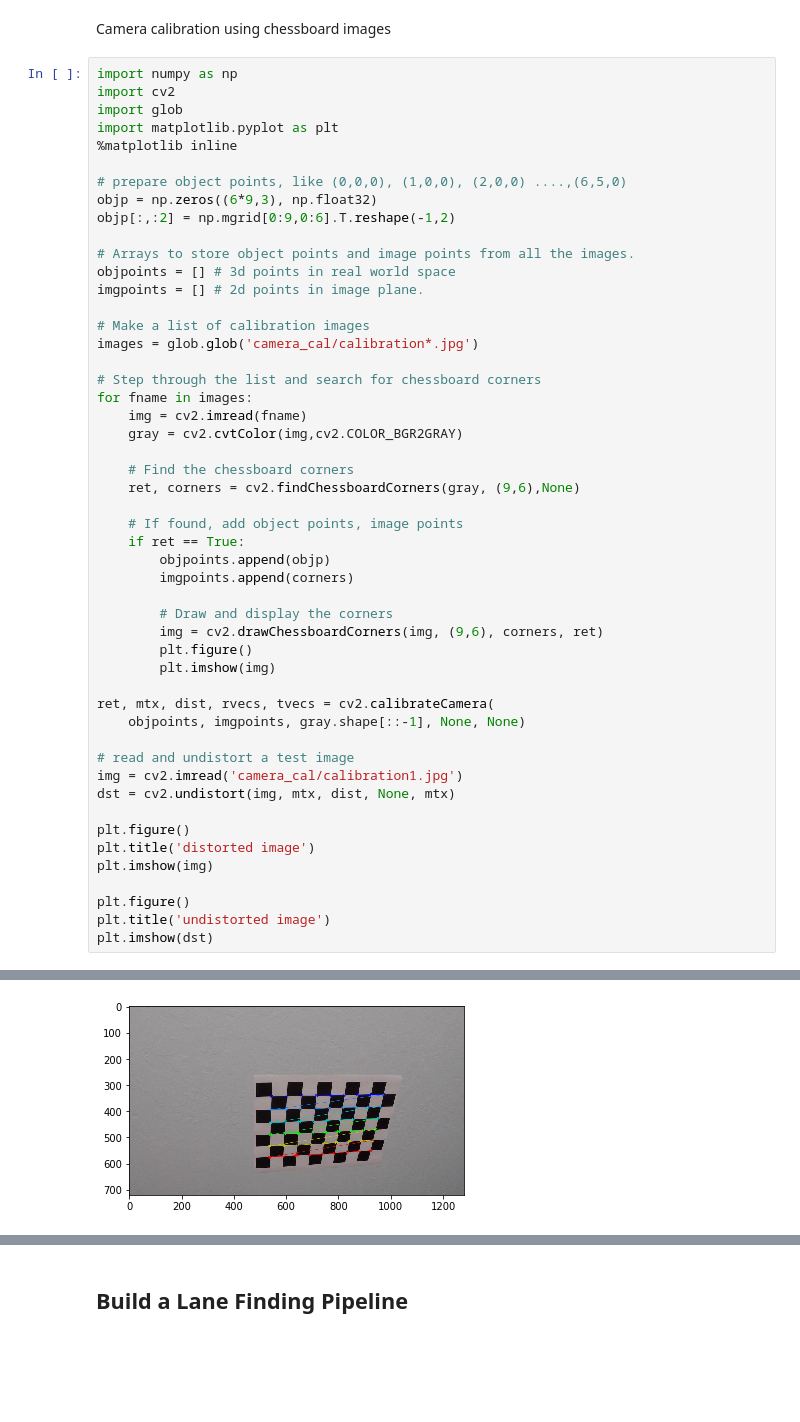
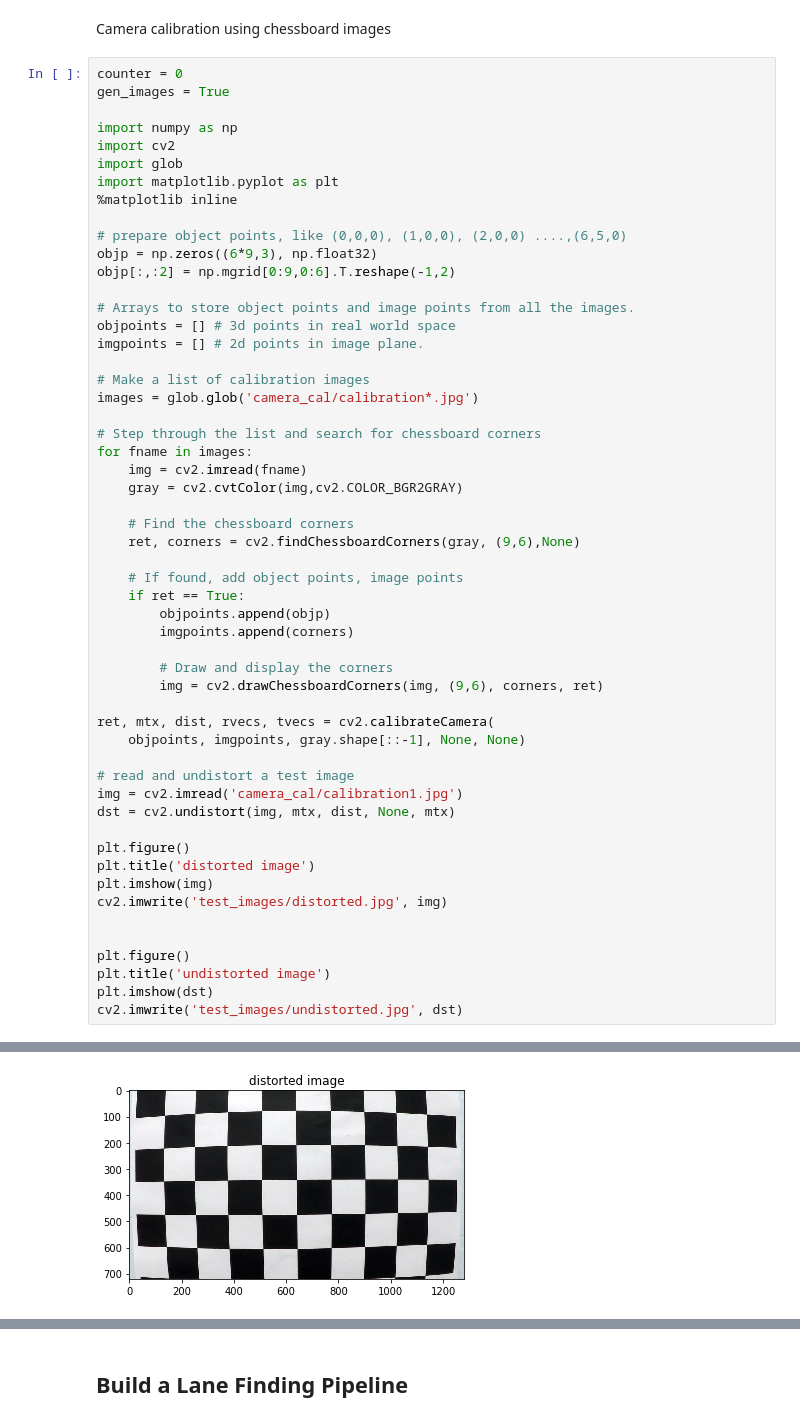
Before and after one commit to igmor/CarND-Advanced-Lane-Lines, a Jupyter notebook: P1.ipynb, the cells around one changed output, grey strips where cells are left out. Saved outputs shown, nothing was run; the diff lists cells and outputs as text; blank space fills up the shorter version.

```diff
--- a/P1.ipynb
+++ b/P1.ipynb
@@ -1,6 +1,9 @@
 # %% [markdown]
 Camera calibration using chessboard images
 # %%
+counter = 0
+gen_images = True
+
 import numpy as np
 import cv2
 import glob
@@ -33,8 +36,6 @@ for fname in images:
 
         # Draw and display the corners
         img = cv2.drawChessboardCorners(img, (9,6), corners, ret)
-        plt.figure()
-        plt.imshow(img)
 
 ret, mtx, dist, rvecs, tvecs = cv2.calibrateCamera(
     objpoints, imgpoints, gray.shape[::-1], None, None)
@@ -46,8 +47,11 @@ dst = cv2.undistort(img, mtx, dist, None, mtx)
 plt.figure()
 plt.title('distorted image')
 plt.imshow(img)
+cv2.imwrite('test_images/distorted.jpg', img)
+
 
 plt.figure()
 plt.title('undistorted image')
 plt.imshow(dst)
+cv2.imwrite('test_images/undistorted.jpg', dst)
 # %% [output]
@@ -55 +59 @@ plt.imshow(dst)
-[figure, old version]
+[figure, new version]
```
Also changed, not shown: parts of 6 cells of this notebook, 22 other files.
